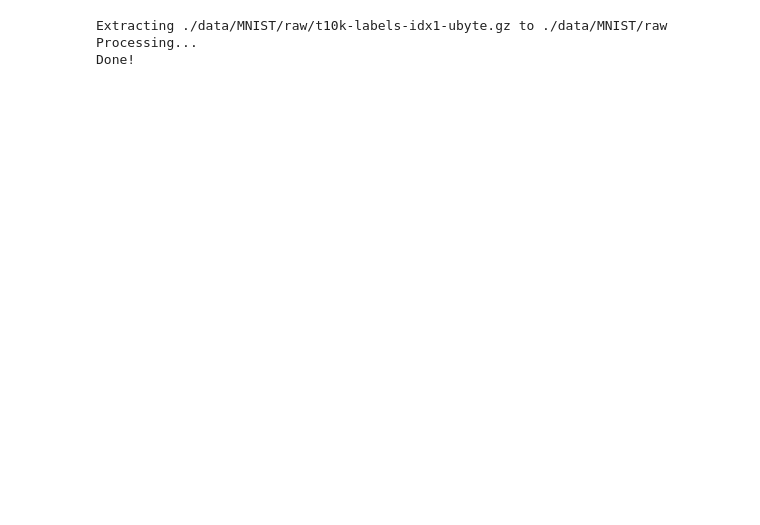
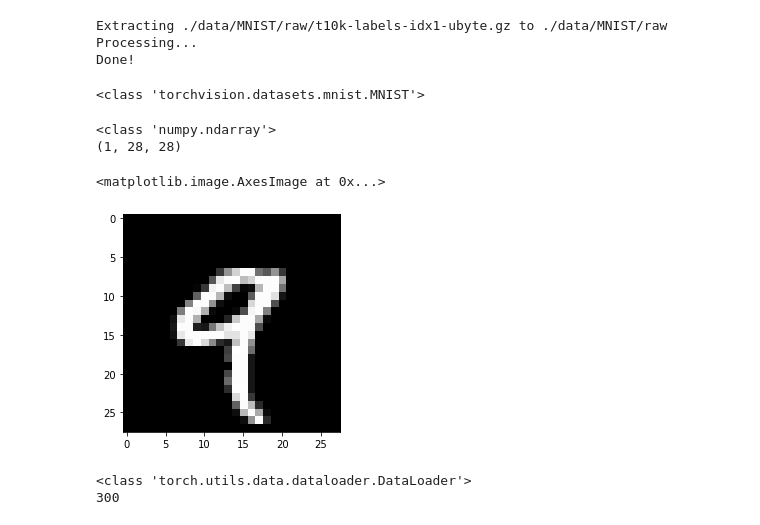
Before and after one commit to merazlab/pytorch, a Jupyter notebook: mnist.ipynb, the cells around one changed output. Drawn from its saved outputs; the diff is of its cells as text; code cells hidden in the pictures; blank space fills up the shorter version.

```diff
--- a/mnist.ipynb
+++ b/mnist.ipynb
@@ -15,6 +8,11 @@ lr = 0.001
+# %%
+mean_gray = 0.1382
+std_dev = 0.3081
+
+transforms = transforms.Compose([transforms.ToTensor(), transforms.Normalize((mean_gray,), (std_dev,))])
 # %%
-train_dataset = datasets.MNIST(root="./data", train=True, transform=transforms.ToTensor(), download=True)
-test_dataset = datasets.MNIST(root="./data", train=False, transform=transforms.ToTensor(), download=True)
+train_dataset = datasets.MNIST("./data", train=True, transform=transforms, download=True)
+test_dataset = datasets.MNIST("./data", train=False, transform=transforms)
 # %% [output]
 Downloading http://yann.lecun.com/exdb/mnist/train-images-idx3-ubyte.gz to ./data/MNIST/raw/train-images-idx3-ubyte.gz
 [interactive output not drawn]
@@ -33 +33,19 @@ Done!
+# %%
+print(type(train_dataset))
+# print(train_dataset.shape)
+# %% [output]
+<class 'torchvision.datasets.mnist.MNIST'>
+# %%
+img_sample = train_dataset[4][0].numpy() * std_dev + mean_gray
+# print(img_sample)
+print(type(img_sample))
+print(img_sample.shape)
+# %% [output]
+<class 'numpy.ndarray'>
+(1, 28, 28)
+# %%
+plt.imshow(img_sample.reshape(28, 28), cmap='gray')
+# %% [output]
+<matplotlib.image.AxesImage at 0x...>
+[figure, added]
 # %%
@@ -36 +54,7 @@ test_loder = torch.utils.data.DataLoader(test_dataset, batch_size=batch_size, sh
+# %%
+print(type(train_loader))
+print(len(train_loader))
+# %% [output]
+<class 'torch.utils.data.dataloader.DataLoader'>
+300
 # %%
```
Also changed, not shown: parts of 15 cells of this notebook.
